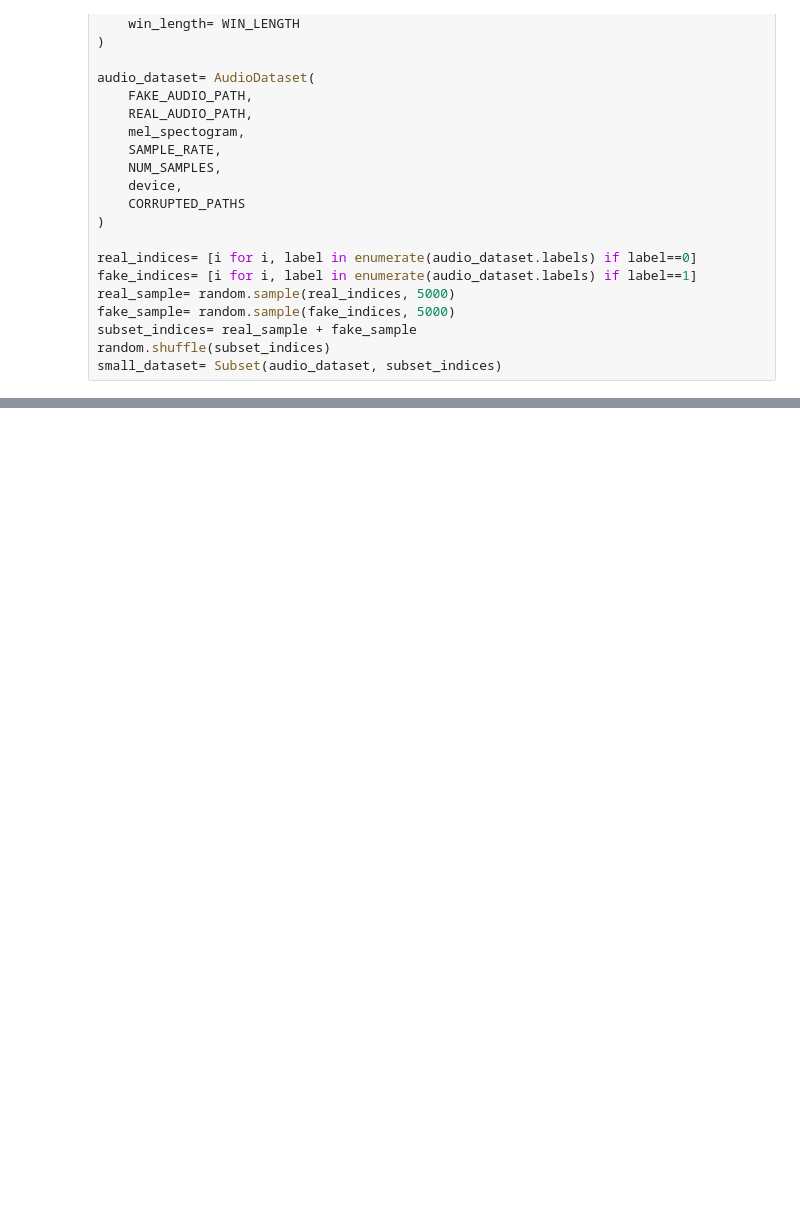
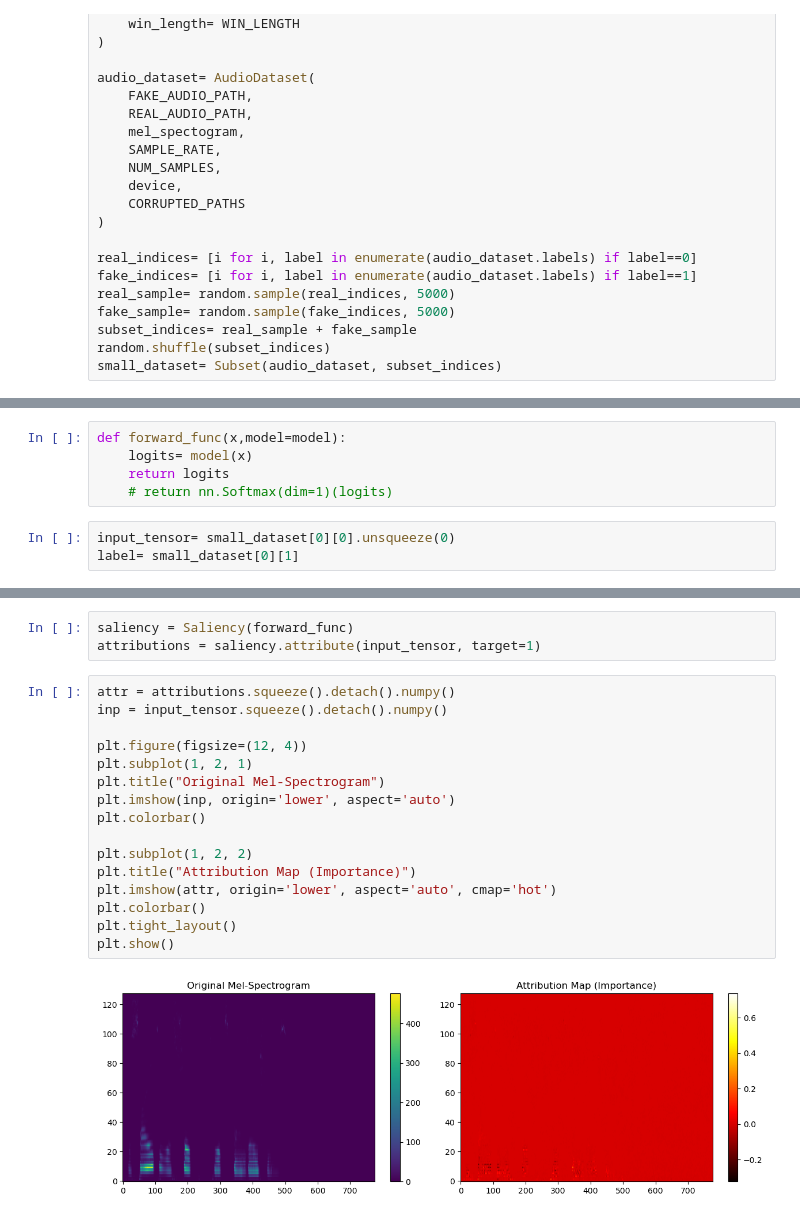
Before and after one commit to H-Beheiry/Multimodal-Deepfake-Detection-with-XAI, a Jupyter notebook: AudioExplainability.ipynb, the cells around one changed output, grey strips where cells are left out. Cells and saved outputs as stored; diff of their text form; blank space fills up the shorter version.

```diff
--- a/AudioExplainability.ipynb
+++ b/AudioExplainability.ipynb
@@ -87,0 +116,8 @@ plt.show()
+# %%
+def forward_func(x,model=model):
+    logits= model(x)
+    return logits
+    # return nn.Softmax(dim=1)(logits)
+# %%
+input_tensor= small_dataset[0][0].unsqueeze(0)
+label= small_dataset[0][1]
@@ -87,0 +141,21 @@ plt.show()
+# %%
+saliency = Saliency(forward_func)
+attributions = saliency.attribute(input_tensor, target=1)
+# %%
+attr = attributions.squeeze().detach().numpy()
+inp = input_tensor.squeeze().detach().numpy()
+
+plt.figure(figsize=(12, 4))
+plt.subplot(1, 2, 1)
+plt.title("Original Mel-Spectrogram")
+plt.imshow(inp, origin='lower', aspect='auto')
+plt.colorbar()
+
+plt.subplot(1, 2, 2)
+plt.title("Attribution Map (Importance)")
+plt.imshow(attr, origin='lower', aspect='auto', cmap='hot')
+plt.colorbar()
+plt.tight_layout()
+plt.show()
+# %% [output]
+[figure, added]
```
Also changed, not shown: parts of 14 cells of this notebook, 5 other files.
